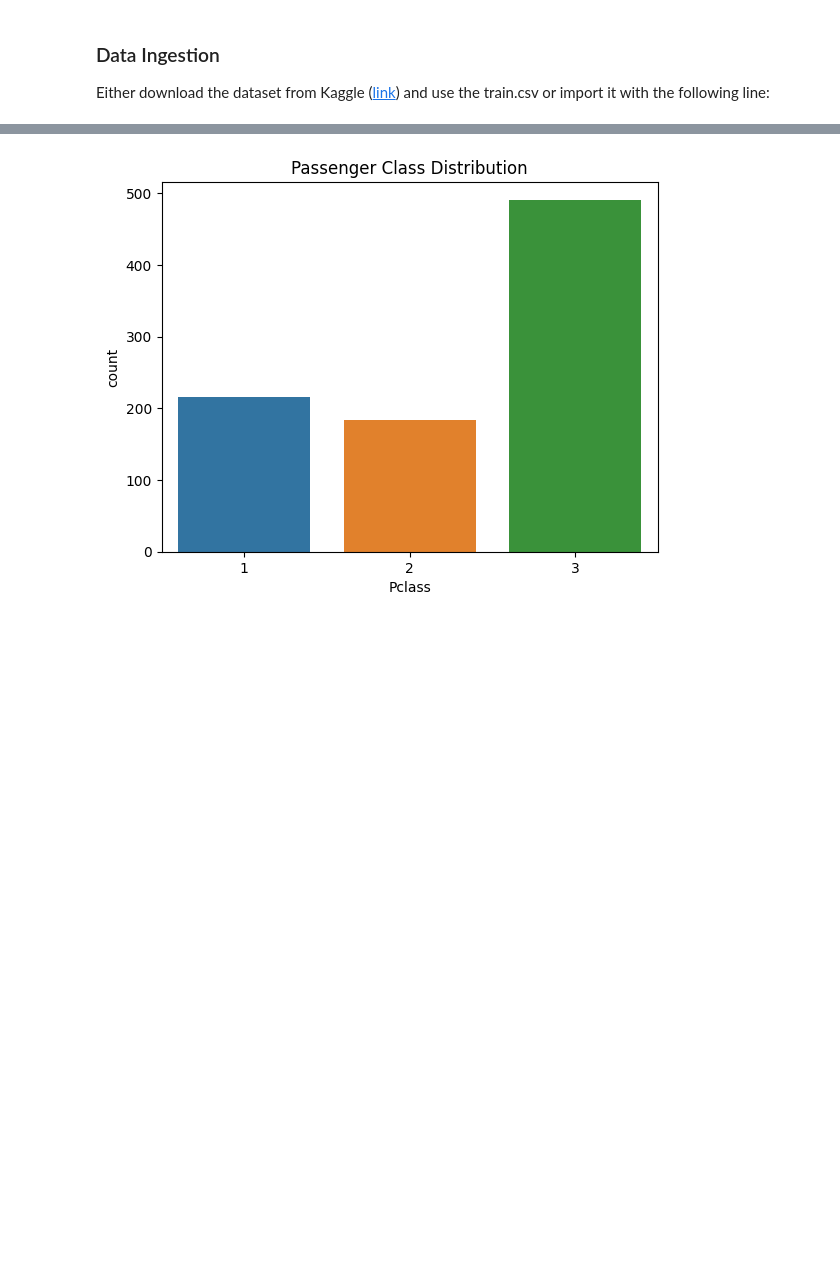
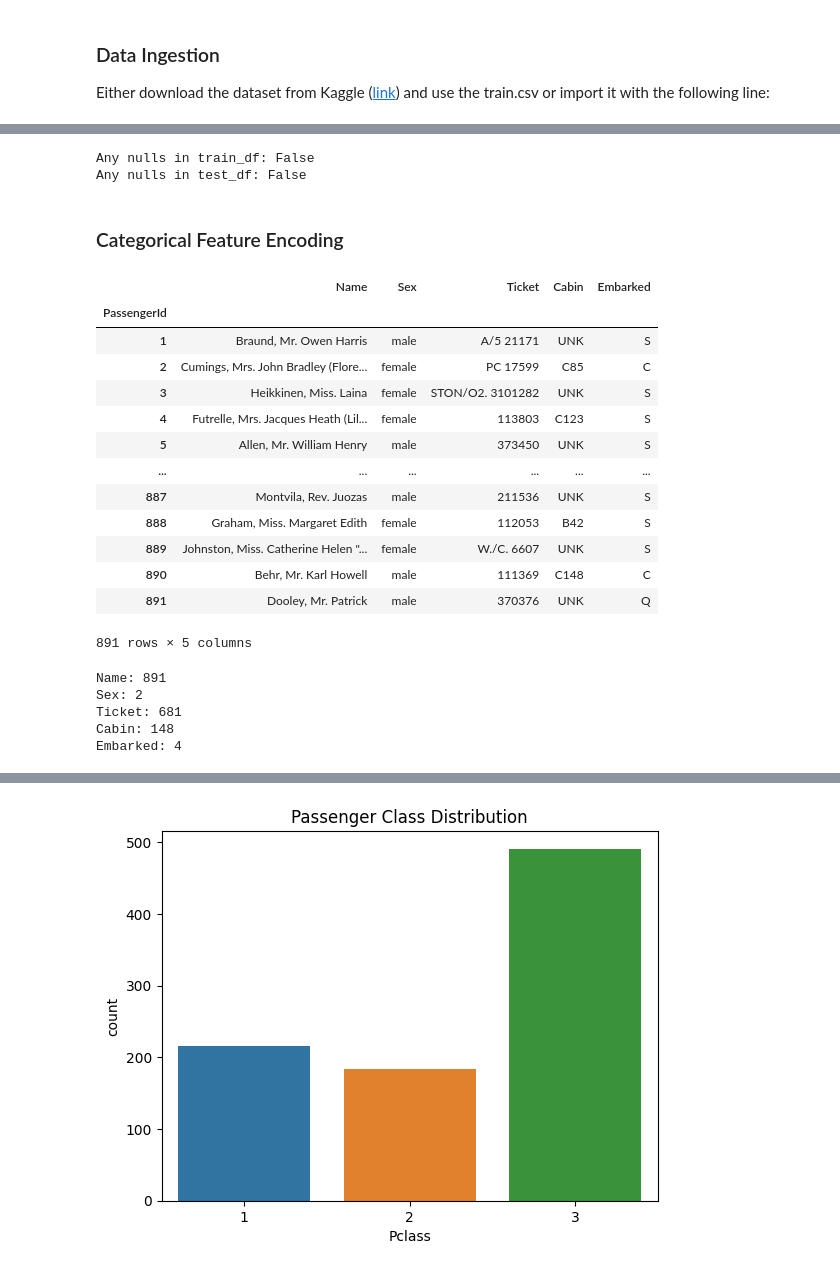
Before and after one commit to mklasby/ensf-444, a Jupyter notebook: lab-5/Lab-5-SVC-Trees-and-scaling-solutions.ipynb, the cells around one changed output, grey strips where cells are left out. Drawn from its saved outputs; the diff is of its cells as text; code cells hidden in the pictures; blank space fills up the shorter version.

```diff
--- a/lab-5/Lab-5-SVC-Trees-and-scaling-solutions.ipynb
+++ b/lab-5/Lab-5-SVC-Trees-and-scaling-solutions.ipynb
@@ -141,0 +164,6 @@ Name: Cabin, Length: 891, dtype: object
+# %%
+# Let's simply fill missing Age's with the mean age.
+train_df['Age'] = train_df['Age'].fillna(value=train_df['Age'].mean())
+
+# NOTE: Since the test_df is intended to be "unseen", fill it's missing values with the values calculated using the training dataset
+test_df['Age'] = test_df['Age'].fillna(value=train_df['Age'].mean())
@@ -141,0 +172,8 @@ Name: Cabin, Length: 891, dtype: object
+# %%
+# Let's simply fill missing cabin values with a sentential value, 'UNK'
+train_df['Cabin'] = train_df["Cabin"].fillna(value="UNK")
+test_df['Cabin'] = test_df["Cabin"].fillna(value="UNK")
+# %%
+# We can do the same thing for embarked:
+train_df['Embarked'] = train_df["Embarked"].fillna(value="UNK")
+test_df['Embarked'] = test_df["Embarked"].fillna(value="UNK")
@@ -141,0 +186,27 @@ Name: Cabin, Length: 891, dtype: object
+# %%
+# Confirm no more NaNs?
+print(f"Any nulls in train_df: {train_df.isnull().any().any()}")
+print(f"Any nulls in test_df: {test_df.isnull().any().any()}")
+# %% [output]
+Any nulls in train_df: False
+Any nulls in test_df: False
+# %% [markdown]
+### Categorical Feature Encoding
+# %%
+# We need to either encode OR drop the following:
+train_df.select_dtypes("O")
+# %% [output]
+|  | Name | Sex | Ticket | Cabin | Embarked |
+| PassengerId |  |  |  |  |  |
+| 1 | Braund, Mr. Owen Harris | male | A/5 21171 | UNK | S |
+| 2 | Cumings, Mrs. John Bradley (Flore... | female | PC 17599 | C85 | C |
+| 3 | Heikkinen, Miss. Laina | female | STON/O2. 3101282 | UNK | S |
+| 4 | Futrelle, Mrs. Jacques Heath (Lil... | female | 113803 | C123 | S |
+| 5 | Allen, Mr. William Henry | male | 373450 | UNK | S |
+| ... | ... | ... | ... | ... | ... |
+| 887 | Montvila, Rev. Juozas | male | 211536 | UNK | S |
+| 888 | Graham, Miss. Margaret Edith | female | 112053 | B42 | S |
+| 889 | Johnston, Miss. Catherine Helen "... | female | W./C. 6607 | UNK | S |
+| 890 | Behr, Mr. Karl Howell | male | 111369 | C148 | C |
+| 891 | Dooley, Mr. Patrick | male | 370376 | UNK | Q |
+891 rows × 5 columns
@@ -141,0 +216,13 @@ Name: Cabin, Length: 891, dtype: object
+# %%
+# One risk of OHE is blowing up the dimensionality of the dataset.
+# As a general rule of thumb, we typically do not want more features than samples
+# Let's plot the number of unique instances per categorical feature:
+
+for col in train_df.select_dtypes("O"):
+    print(f"{col}: {len(train_df[col].unique())}")
+# %% [output]
+Name: 891
+Sex: 2
+Ticket: 681
+Cabin: 148
+Embarked: 4
```
Also changed, not shown: parts of 34 cells of this notebook.
